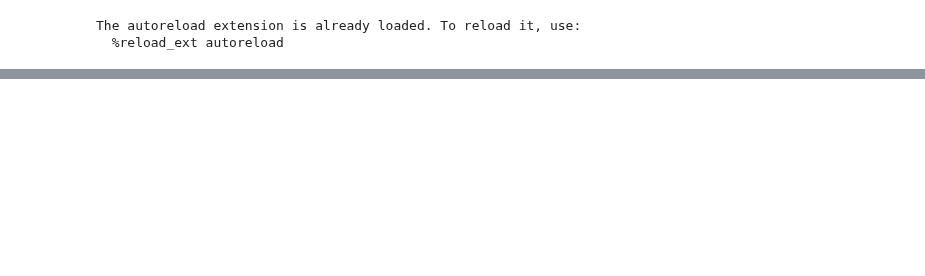
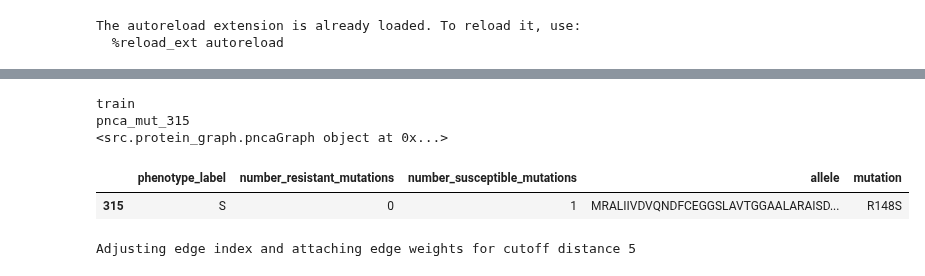
Before and after one commit to fowler-lab/tb-pnca-gnn, a Jupyter notebook: dd_pnca/af_structures.ipynb, the cells around one changed output, grey strips where cells are left out. Cells and saved outputs as stored; diff of their text form; code cells hidden in the pictures; blank space fills up the shorter version.

```diff
--- a/dd_pnca/af_structures.ipynb
+++ b/dd_pnca/af_structures.ipynb
@@ -122,5 +123,7 @@ for sample in tqdm(train_graph_dict):
 # %%
 for sample in test_graph_dict:
     print(test_graph_dict[sample]['graph'].dataset[0])
+    print(test_graph_dict[sample])
+    break
 # %% [output]
 Data(x=[185, 16], edge_index=[2, 1840], y=1)
@@ -142,0 +135,5 @@ Data(x=[185, 16], edge_index=[2, 1816], y=1)
+# %%
+graph_dict = {
+    'train': train_graph_dict,
+    'test': test_graph_dict
+}
@@ -142,0 +162,33 @@ Data(x=[185, 16], edge_index=[2, 1816], y=1)
+# %%
+for sample_set in graph_dict:
+    print(sample_set)
+    for sample in graph_dict[sample_set]:
+        print(sample)
+        print(graph_dict[sample_set][sample]['graph'])
+        display(graph_dict[sample_set][sample]['metadata'])
+        break
+    break
+# %% [output]
+train
+pnca_mut_315
+<src.protein_graph.pncaGraph object at 0x...>
+|  | phenotype_label | number_resistant_mutations | number_susceptible_mutations | allele | mutation |
+| 315 | S | 0 | 1 | MRALIIVDVQNDFCEGGSLAVTGGAALARAISD... | R148S |
+# %%
+a = pnca_GCN_vary_graph(
+    self_loops= False,
+    cutoff_distance= 5,
+    edge_weight_func= '1-(dist/cutoff)',
+    batch_size= 1,
+    num_node_features = 1,
+    hidden_channels = 1,
+    learning_rate = 1,
+    wd = 1,
+    epochs= 1,
+    graph_dict= graph_dict,
+    output_channels= 2,
+    normalise_ews = True,
+    dropout = 0.5,
+    lr_scheduling = False)
+# %% [output]
+Adjusting edge index and attaching edge weights for cutoff distance 5
```
Also changed, not shown: parts of 4 cells of this notebook, 1 other file.
